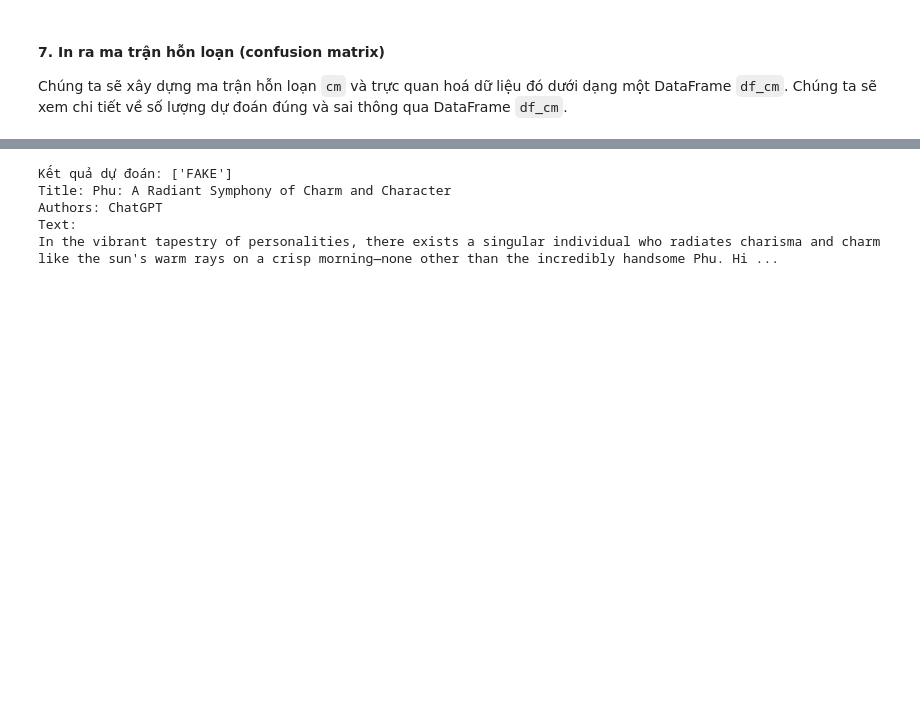
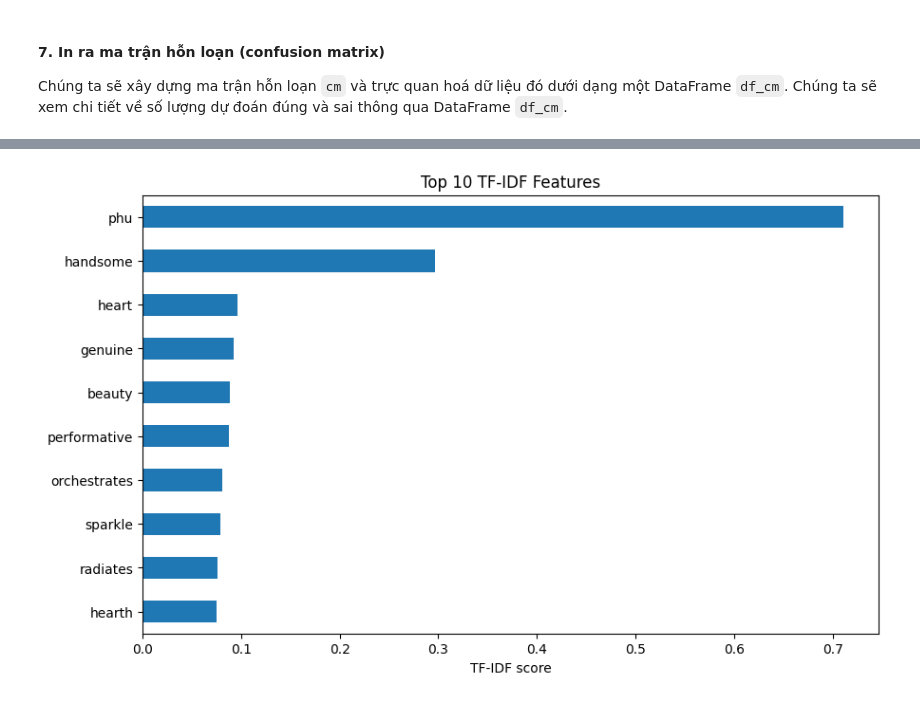
Before and after one commit to bdt1301/detect_fake_news, a Jupyter notebook: Fake_News.ipynb, the cells around one changed output, grey strips where cells are left out. Saved outputs shown, nothing was run; the diff lists cells and outputs as text; code cells hidden in the pictures; blank space fills up the shorter version.

```diff
--- a/Fake_News.ipynb
+++ b/Fake_News.ipynb
@@ -265,18 +316,15 @@ A majority of firms would be eligible for the VAT cut with the exceptions of fir
-# %%
-title = input("Nhập tiêu đề của bài viết")
-authors = input("Nhập tác giả của bài viết")
-text = input("Nhập nội dung của bài viết")
-
-text_input = f"Title: {title}\nAuthors: {authors}\nText:\n{text}"
-
-text_tfidf = tfidf_vectorizer.transform([text_input])
-label_pred = pac.predict(text_tfidf)
-print(f"Kết quả dự đoán: {label_pred}")
-
-print(" ".join(text_input.split(" ")[:100]) + " ...")
-# %% [output]
-Kết quả dự đoán: ['FAKE']
-Title: Phu: A Radiant Symphony of Charm and Character
-Authors: ChatGPT
-Text:
-In the vibrant tapestry of personalities, there exists a singular individual who radiates charisma and charm like the sun's warm rays on a crisp morning—none other than the incredibly handsome Phu. Hi ...
+# %%
+# Chuyển đổi vectơ TF-IDF thành DataFrame để trực quan hóa
+df_tfidf = pd.DataFrame(
+    text_tfidf.toarray(), columns=tfidf_vectorizer.get_feature_names_out()
+)
+
+# Vẽ đồ thị cho 10 đặc trưng có điểm TF-IDF cao nhất
+top_tfidf_features = df_tfidf.sum().sort_values(ascending=False).head(10)
+top_tfidf_features.plot(kind="barh", figsize=(10, 6))
+plt.title("Top 10 TF-IDF Features")
+plt.xlabel("TF-IDF score")
+plt.gca().invert_yaxis()
+plt.show()
+# %% [output]
+[figure, added]
```
Also changed, not shown: parts of 22 cells of this notebook.
